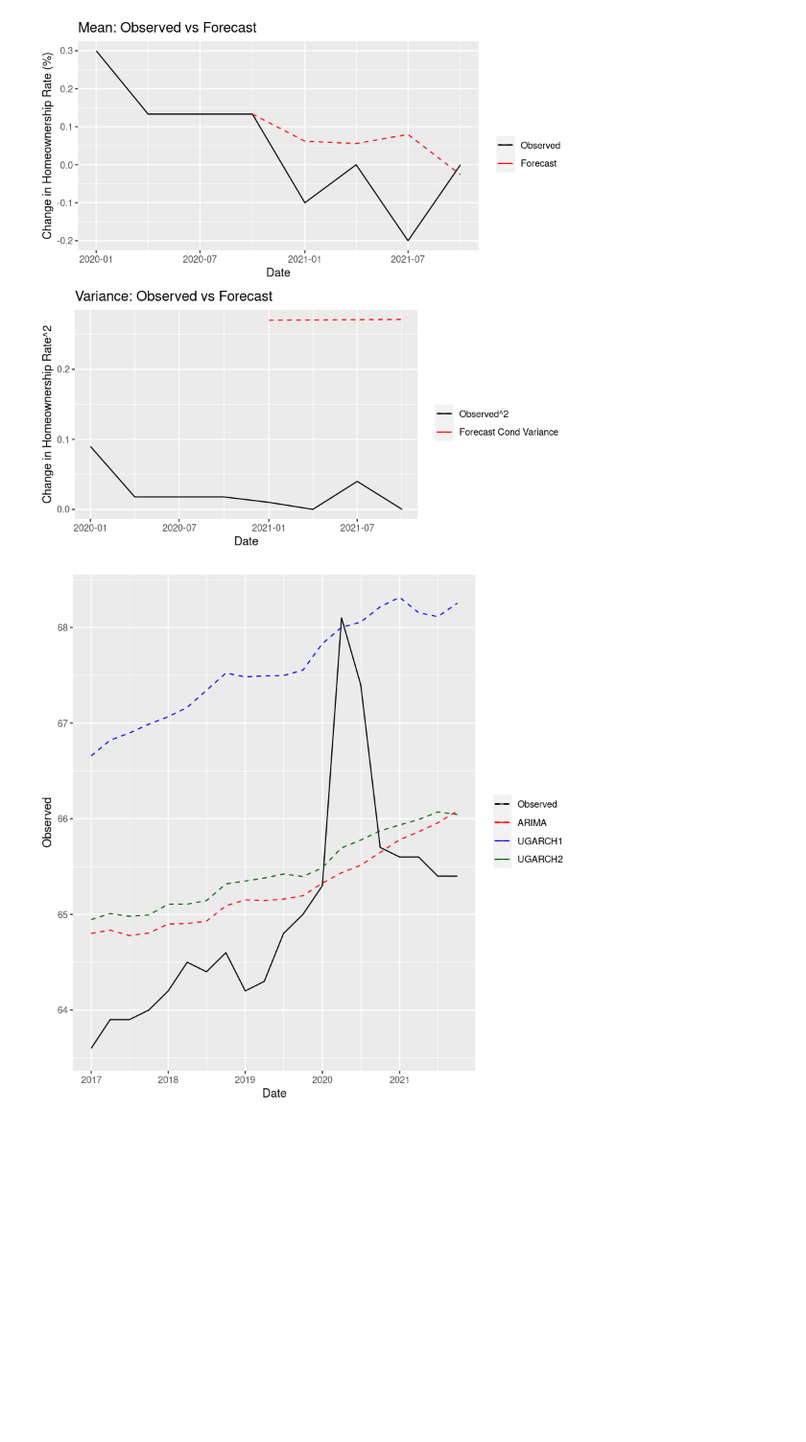
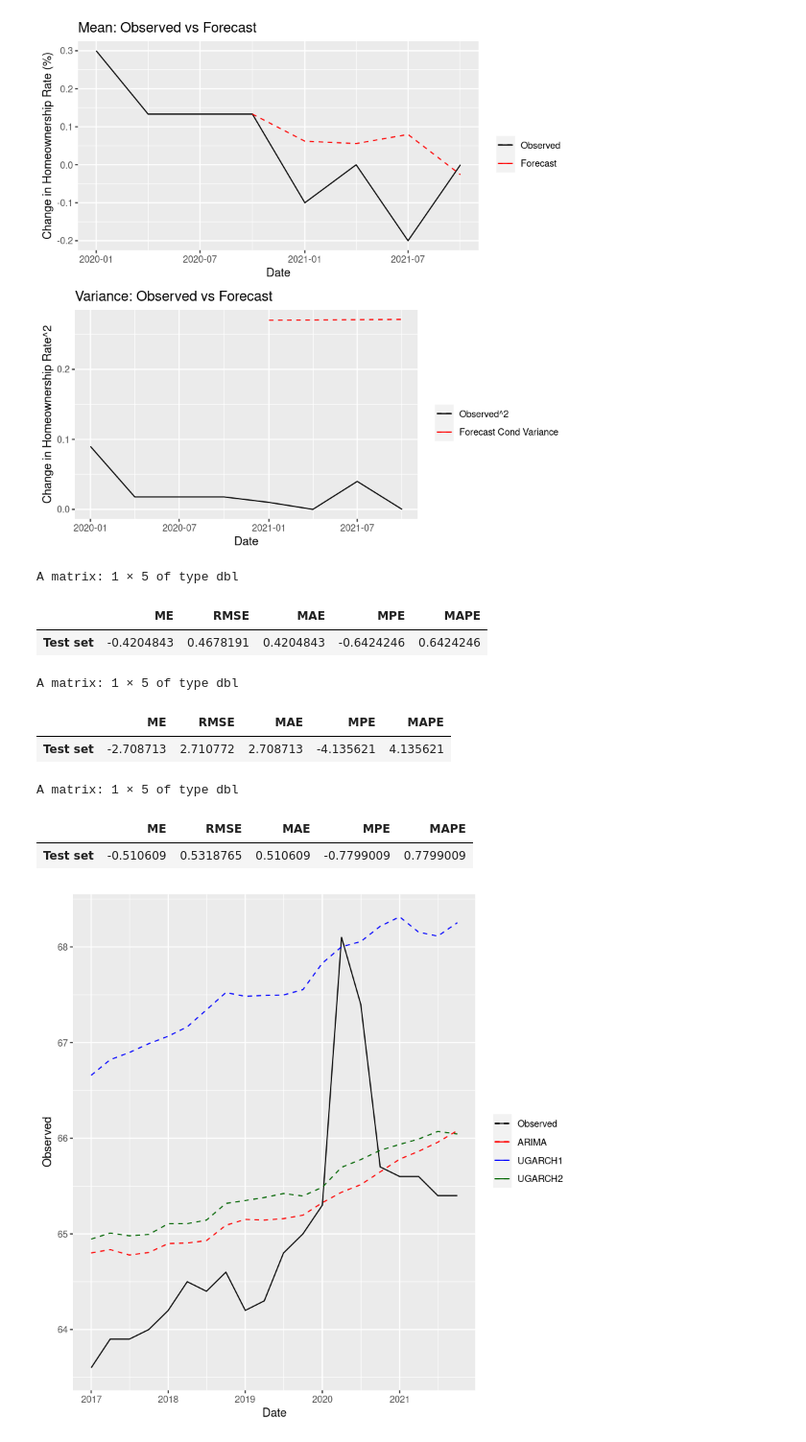
Before and after one commit to mattbbernstein/homeownership-project-f22isye6402-13, a Jupyter notebook: Notebooks/Diff-Cleaned-ARIMA-GARCH.ipynb, the cells around one changed output. Shown at 96% size. Cells and saved outputs as stored; diff of their text form; code cells hidden in the pictures; blank space fills up the shorter version.

Commit message:
Used accuracy function instead of homemade

```diff
--- a/Notebooks/Diff-Cleaned-ARIMA-GARCH.ipynb
+++ b/Notebooks/Diff-Cleaned-ARIMA-GARCH.ipynb
@@ -194,22 +194,46 @@ A matrix: 1 × 5 of type dbl
 # %%
 arima_recon <- diffinv(c(fitted(arima_model), tail(arima_fc$data$Forecast, test_split)),
                        xi = homeownership$Value[1])
 ugarch1_recon <- diffinv(c(as.numeric(fitted(ugarch_model1)), tail(ugarch1_fc$data$Forecast, test_split)),
                         xi = homeownership$Value[1])
 ugarch2_recon <- diffinv(c(as.numeric(fitted(ugarch_model2)), tail(ugarch2_fc$data$Forecast, test_split)),
                         xi = homeownership$Value[1])
 combined_recon <- data.frame(Date = homeownership$Date,
                             Observed = homeownership$Value,
                             ARIMA = arima_recon,
                             UGARCH1 = ugarch1_recon,
                             UGARCH2 = ugarch2_recon)
 
 combined_recon %>% tail(20) %>% ggplot() +
   geom_line(aes(x = Date, y = Observed, color = "Observed")) +
   geom_line(aes(x = Date, y = ARIMA, color = "ARIMA"), linetype = "dashed") +
   geom_line(aes(x = Date, y = UGARCH1, color = "UGARCH1"), linetype = "dashed") +
   geom_line(aes(x = Date, y = UGARCH2, color = "UGARCH2"), linetype = "dashed") +
   scale_color_manual("", values = c("Observed" = "black", "ARIMA" = "red",
                                     "UGARCH1" = "blue", "UGARCH2" = "darkgreen"))
+
+fc_only <- tail(combined_recon, test_split)
+# cat("ARIMA MAPE =", mape(fc_only$Observed, fc_only$ARIMA), "\n")
+# cat("ARIMA PM =", prec_measure(fc_only$Observed, fc_only$ARIMA),
+#     "\n-----------------------------\n")
+# cat("UGARCH1 MAPE =", mape(fc_only$Observed, fc_only$UGARCH1), "\n")
+# cat("UGARCH1 PM = ", prec_measure(fc_only$Observed, fc_only$UGARCH1),
+#     "\n-----------------------------\n")
+# cat("UGARCH2 MAPE =", mape(fc_only$Observed, fc_only$UGARCH2), "\n")
+# cat("UGARCH2 PM =", prec_measure(fc_only$Observed, fc_only$UGARCH2),
+#     "\n-----------------------------\n")
+
+accuracy(fc_only$ARIMA, x = fc_only$Observed)
+accuracy(fc_only$UGARCH1, x = fc_only$Observed)
+accuracy(fc_only$UGARCH2, x = fc_only$Observed)
 # %% [output]
+A matrix: 1 × 5 of type dbl
+|  | ME | RMSE | MAE | MPE | MAPE |
+| Test set | -0.4204843 | 0.4678191 | 0.4204843 | -0.6424246 | 0.6424246 |
+A matrix: 1 × 5 of type dbl
+|  | ME | RMSE | MAE | MPE | MAPE |
+| Test set | -2.708713 | 2.710772 | 2.708713 | -4.135621 | 4.135621 |
+A matrix: 1 × 5 of type dbl
+|  | ME | RMSE | MAE | MPE | MAPE |
+| Test set | -0.510609 | 0.5318765 | 0.510609 | -0.7799009 | 0.7799009 |
 [figure]
```
Also changed, not shown: 3 other files.
